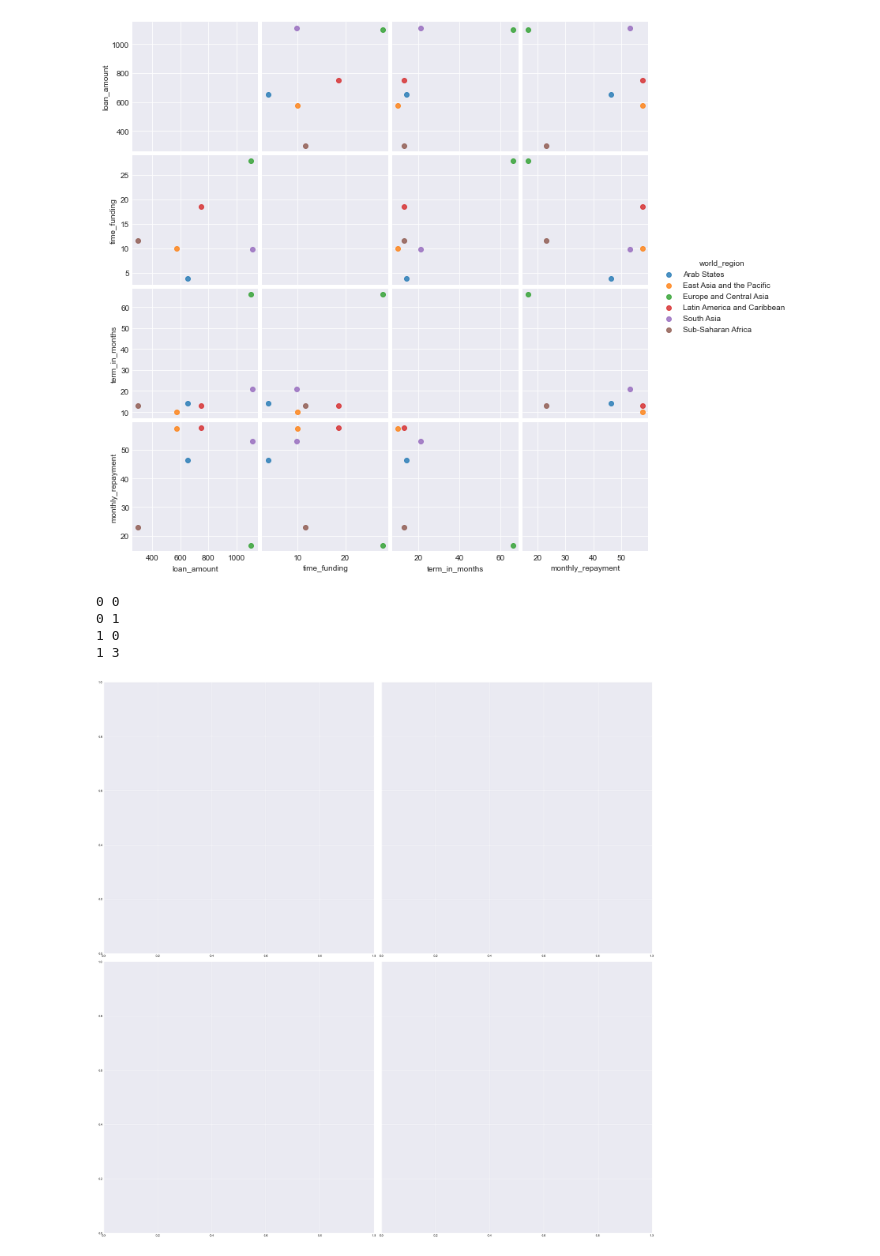
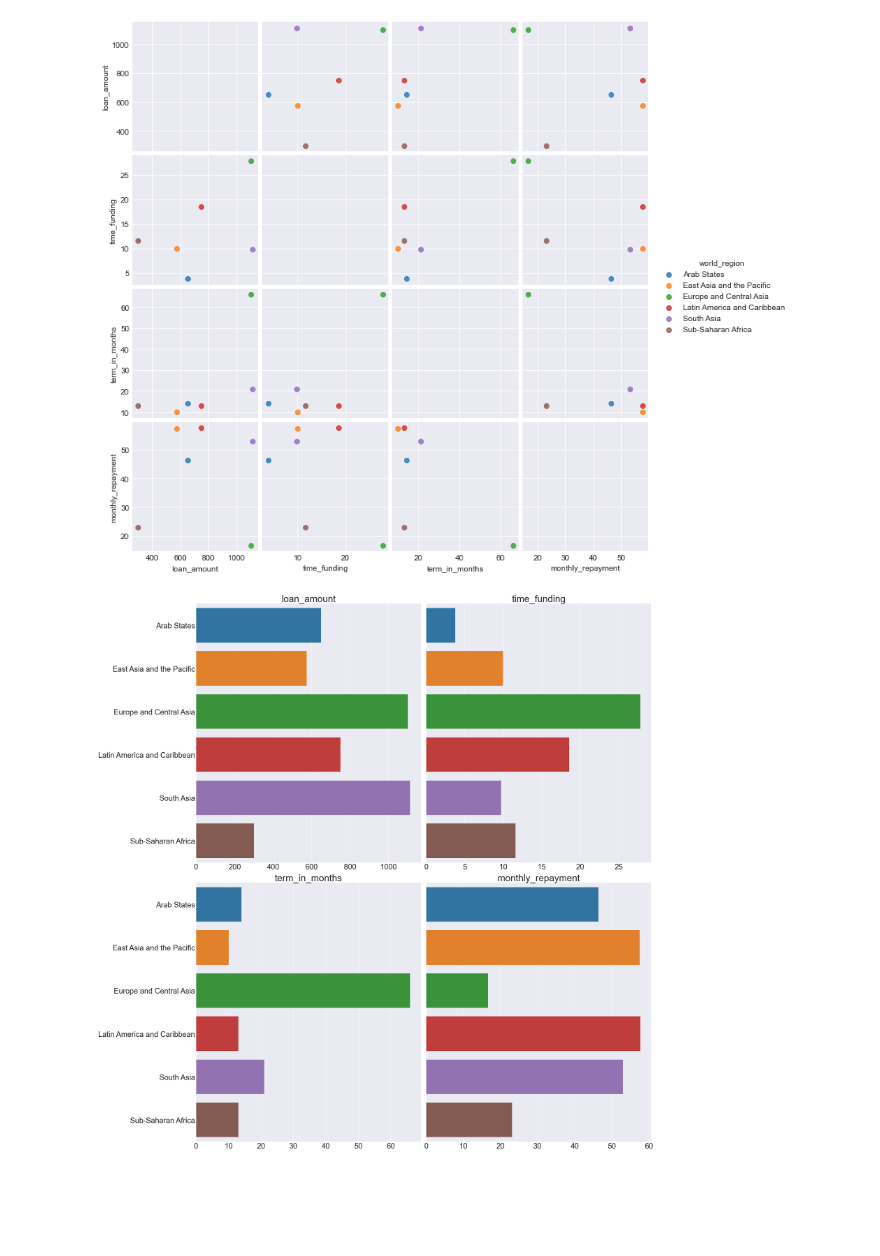
Before and after one commit to Dreeamcatcher/repo, a Jupyter notebook: skillbox/Data analytics - junior/lesson - EDA/hw-eda.ipynb, the cells around one changed output. Drawn from its saved outputs; the diff is of its cells as text; code cells hidden in the pictures; blank space fills up the shorter version.

```diff
--- a/skillbox/Data analytics - junior/lesson - EDA/hw-eda.ipynb
+++ b/skillbox/Data analytics - junior/lesson - EDA/hw-eda.ipynb
@@ -487,24 +487,16 @@ plt.show()
 [figure]
 # %%
 f,ax=plt.subplots(2, 2, sharey=True, figsize=(25,25))
-
 row=0
 for idx, col in enumerate(df_regions_median.iloc[:,1:].columns.values):
-    if idx == 2 :
-        idx,row = 0, row+1
-    print(row,idx)
-    # sns.barplot(x=col, y='world_region', data=df_regions_median, ax=ax[row][idx])
-# sns.boxplot(y='binned_lender_count', x='loan_amount', data=df_kiva_loans_trimmed, ax=ax[0])
-# ax[0].set_title("Количество кредиторов / Сумма займа", fontsize=20)
-# ax[0].set_xlabel('Сумма займа', fontsize=18)
-# ax[0].set_ylabel(None)
-# ax[0].tick_params(labelsize=16)
+    if idx > 1 : idx, row = idx-2, 1
+    sns.barplot(x=col, y='world_region', data=df_regions_median, ax=ax[row][idx])
+    ax[row][idx].set_xlabel(None, fontsize=20)
+    ax[row][idx].set_ylabel(None, fontsize=20)
+    ax[row][idx].set_title(col, fontsize=30)
+    ax[row][idx].tick_params(labelsize=24)
 
 plt.tight_layout()
 plt.show()
 # %% [output]
-0 0
-0 1
-1 0
-1 3
-[figure, old version]
+[figure, new version]
```
